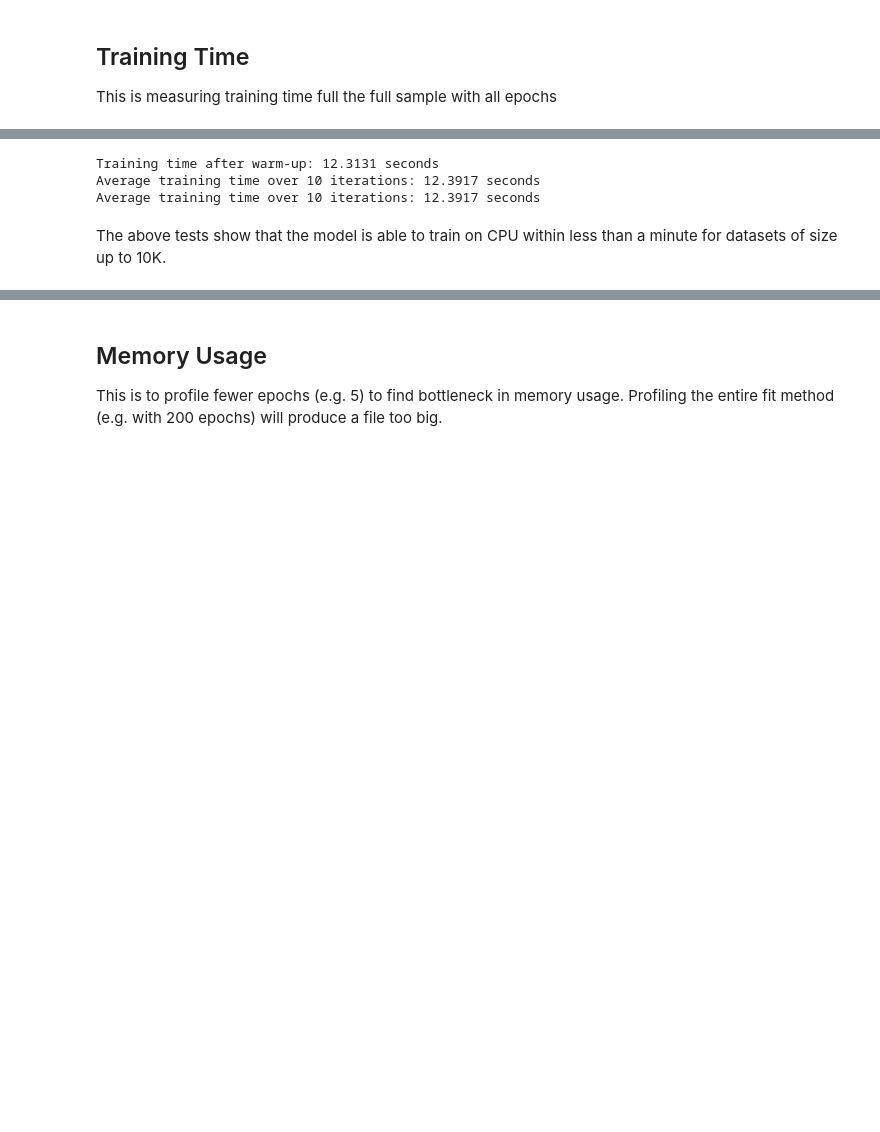
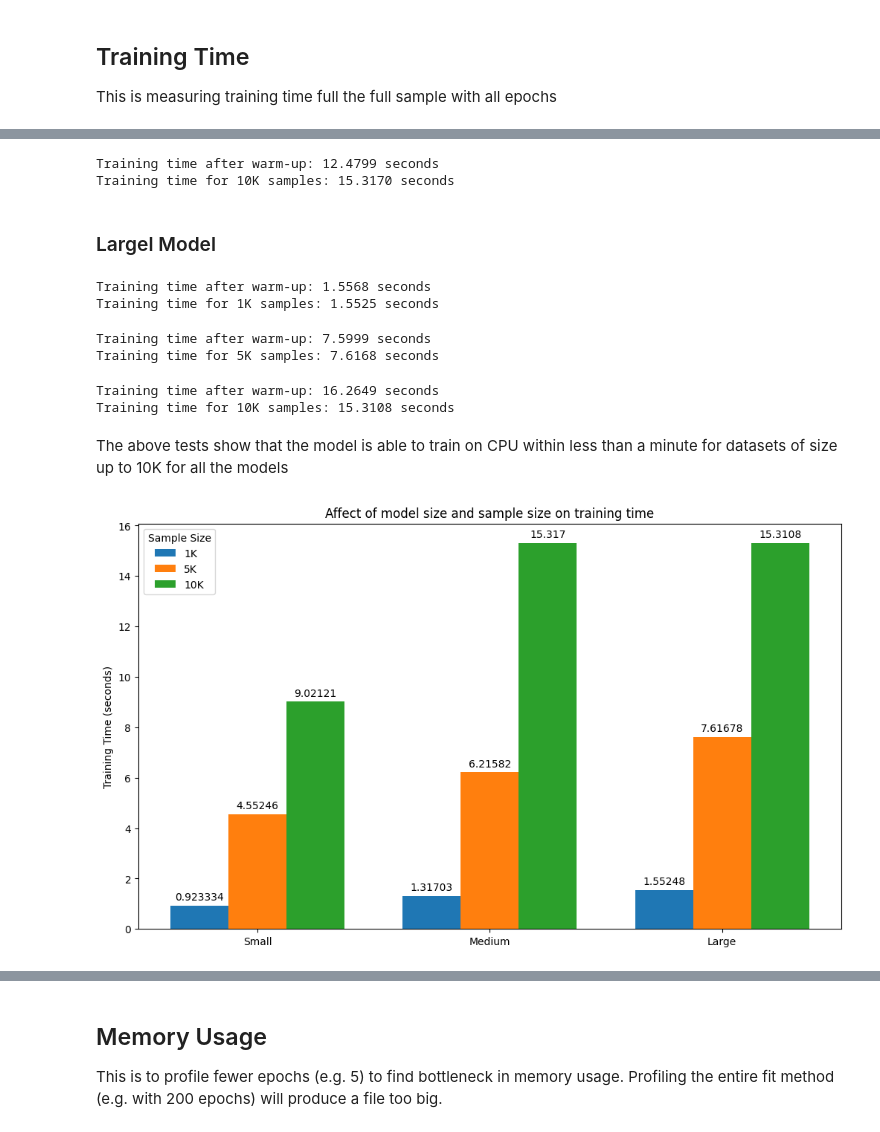
Before and after one commit to randa1029/interpolator, a Jupyter notebook: performance_analysis.ipynb, the cells around one changed output, grey strips where cells are left out. Saved outputs shown, nothing was run; the diff lists cells and outputs as text; code cells hidden in the pictures; blank space fills up the shorter version.

```diff
--- a/performance_analysis.ipynb
+++ b/performance_analysis.ipynb
@@ -54,9 +103,60 @@ Average training time over 10 iterations: 6.2208 seconds
 # %%
 #10K data
-time_10k = pa.measure_training_time(Xtr_10k, ytr_10k)
+time_10k_mid = pa.measure_training_time(Xtr_10k, ytr_10k,model_medium)
+print(f"Training time for 10K samples: {time_10k_mid:.4f} seconds")
 # %% [output]
-Training time after warm-up: 12.3131 seconds
-Average training time over 10 iterations: 12.3917 seconds
-Average training time over 10 iterations: 12.3917 seconds
+Training time after warm-up: 12.4799 seconds
+Training time for 10K samples: 15.3170 seconds
+# %% [markdown]
+### Largel Model
+# %%
+#1K data
+time_1k_big = pa.measure_training_time(Xtr_1k, ytr_1k,model_large)
+print(f"Training time for 1K samples: {time_1k_big:.4f} seconds")
+# %% [output]
+Training time after warm-up: 1.5568 seconds
+Training time for 1K samples: 1.5525 seconds
+# %%
+#5K data
+time_5k_big = pa.measure_training_time(Xtr_5k, ytr_5k,model_large)
+print(f"Training time for 5K samples: {time_5k_big:.4f} seconds")
+# %% [output]
+Training time after warm-up: 7.5999 seconds
+Training time for 5K samples: 7.6168 seconds
+# %%
+#10K data
+time_10k_big = pa.measure_training_time(Xtr_10k, ytr_10k,model_large)
+print(f"Training time for 10K samples: {time_10k_big:.4f} seconds")
+# %% [output]
+Training time after warm-up: 16.2649 seconds
+Training time for 10K samples: 15.3108 seconds
 # %% [markdown]
-The above tests show that the model is able to train on CPU within less than a minute for datasets of size up to 10K.
+The above tests show that the model is able to train on CPU within less than a minute for datasets of size up to 10K for all the models
+# %%
+#make a plot
+models = ['Small', 'Medium', 'Large']
+training_times = {
+    '1K': [time_1k_small, time_1k_mid, time_1k_big],
+    '5K': [time_5k_small, time_5k_mid, time_5k_big],
+    '10K': [time_10k_small, time_10k_mid, time_10k_big]
+}
+
+x = np.arange(len(models))
+width = 0.25
+multiplier = 0
+
+fig, ax = plt.subplots(layout='constrained', figsize=(10, 6))
+
+for sample_size, times in training_times.items():
+    offset = width * multiplier
+    rects = ax.bar(x + offset, times, width, label=sample_size)
+    ax.bar_label(rects, padding=3)
+    multiplier += 1
+
+ax.set_ylabel('Training Time (seconds)')
+ax.set_title('Affect of model size and sample size on training time')
+ax.set_xticks(x + width, models)
+ax.legend(title='Sample Size')
+plt.show()
+# %% [output]
+[figure, added]
```
Also changed, not shown: parts of 41 cells of this notebook, 2 other files.
